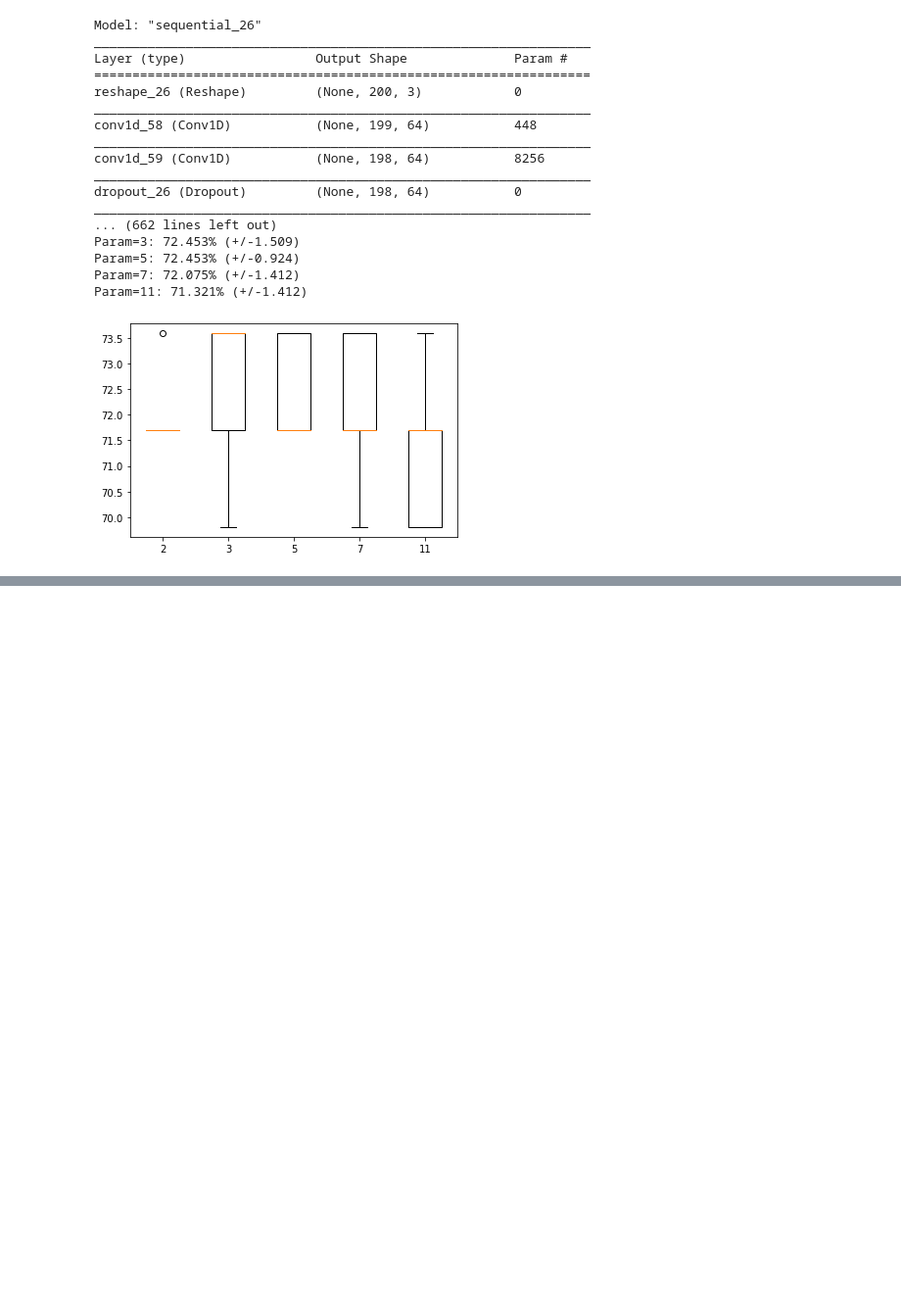
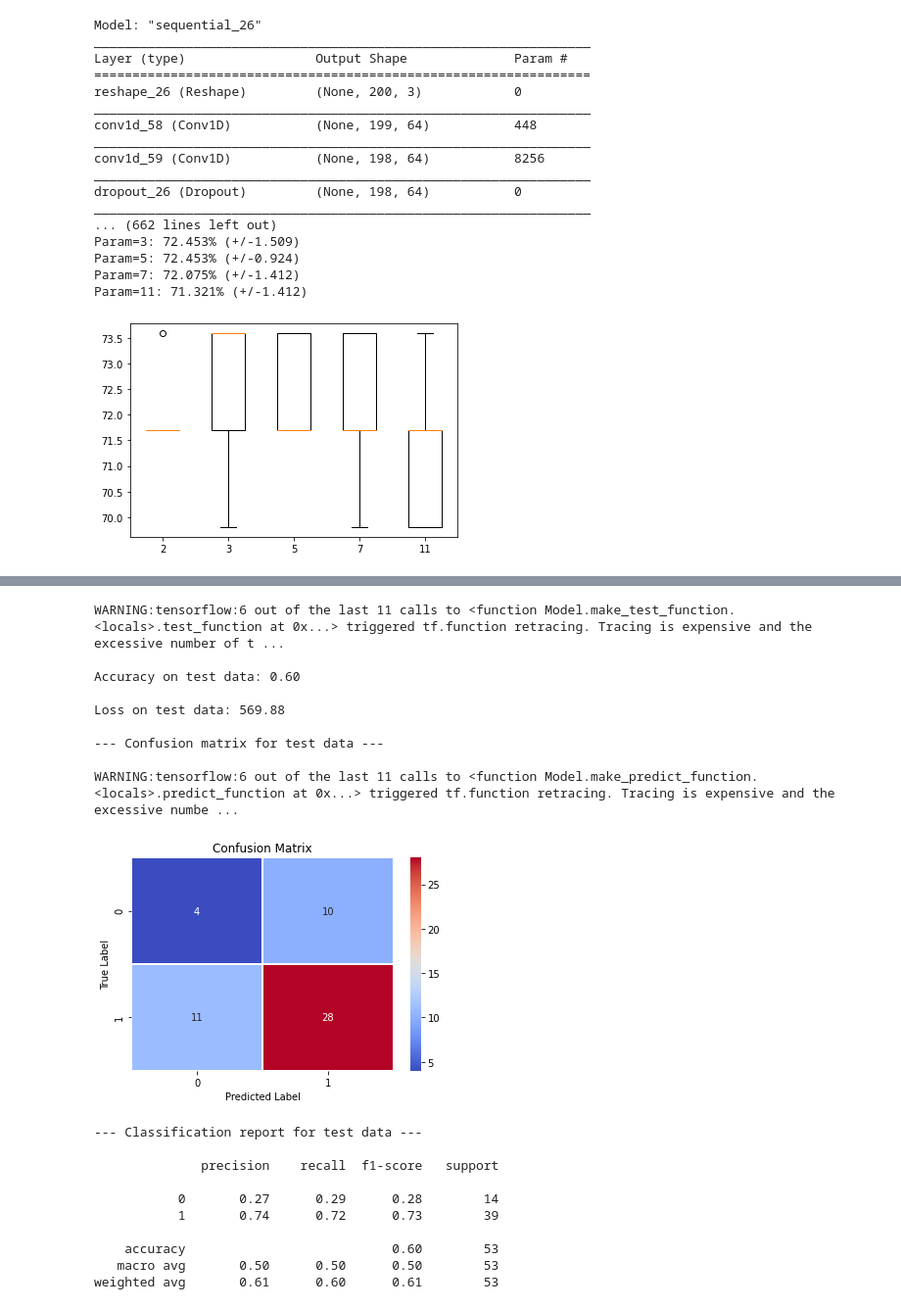
Before and after one commit to shubhisaxena1202/Detect-Heavy-Drinking-with-Accelerometer-Data, a Jupyter notebook: notebooks/CNNs.ipynb, the cells around one changed output, grey strips where cells are left out. Shown: that part at 98% size. Cells and saved outputs as stored; diff of their text form; code cells hidden in the pictures; blank space fills up the shorter version.

```diff
--- a/notebooks/CNNs.ipynb
+++ b/notebooks/CNNs.ipynb
@@ -824,0 +907,55 @@ Param=11: 71.321% (+/-1.412)
+# %%
+x_test, y_test = create_segments_and_labels(df_test,
+                                            TIME_PERIODS,
+                                            25)
+
+# Set input_shape / reshape for Keras
+x_test = x_test.reshape(x_test.shape[0], input_shape)
+
+x_test = x_test.astype("float32")
+y_test = y_test.astype("float32")
+
+y_test = np_utils.to_categorical(y_test, num_classes)
+
+score = model.evaluate(x_test, y_test, verbose=verbose)
+
+print("\nAccuracy on test data: %0.2f" % score[1])
+print("\nLoss on test data: %0.2f" % score[0])
+
+# %%
+
+print("\n--- Confusion matrix for test data ---\n")
+
+y_pred_test = model.predict(x_test)
+# Take the class with the highest probability from the test predictions
+max_y_pred_test = np.argmax(y_pred_test, axis=1)
+max_y_test = np.argmax(y_test, axis=1)
+
+show_confusion_matrix(max_y_test, max_y_pred_test)
+
+# %%
+
+print("\n--- Classification report for test data ---\n")
+
+print(classification_report(max_y_test, max_y_pred_test))
+# %% [output]
+WARNING:tensorflow:6 out of the last 11 calls to <function Model.make_test_function.<locals>.test_function at 0x...> triggered tf.function retracing. Tracing is expensive and the excessive number of t ...
+
+Accuracy on test data: 0.60
+
+Loss on test data: 569.88
+
+--- Confusion matrix for test data ---
+
+WARNING:tensorflow:6 out of the last 11 calls to <function Model.make_predict_function.<locals>.predict_function at 0x...> triggered tf.function retracing. Tracing is expensive and the excessive numbe ...
+[figure, added]
+--- Classification report for test data ---
+
+              precision    recall  f1-score   support
+
+           0       0.27      0.29      0.28        14
+           1       0.74      0.72      0.73        39
+
+    accuracy                           0.60        53
+   macro avg       0.50      0.50      0.50        53
+weighted avg       0.61      0.60      0.61        53
```
Also changed, not shown: parts of 18 cells of this notebook.
